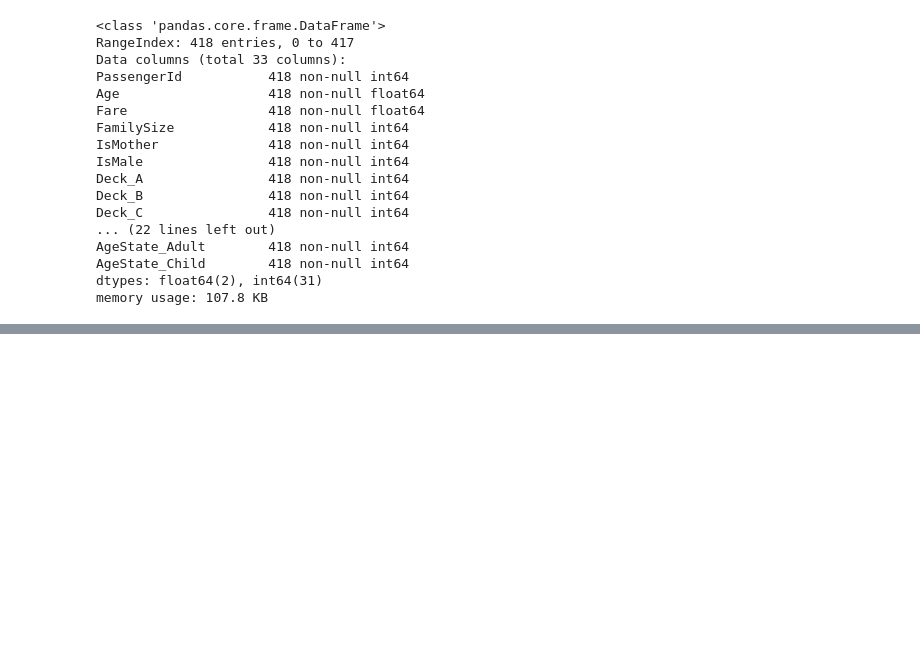
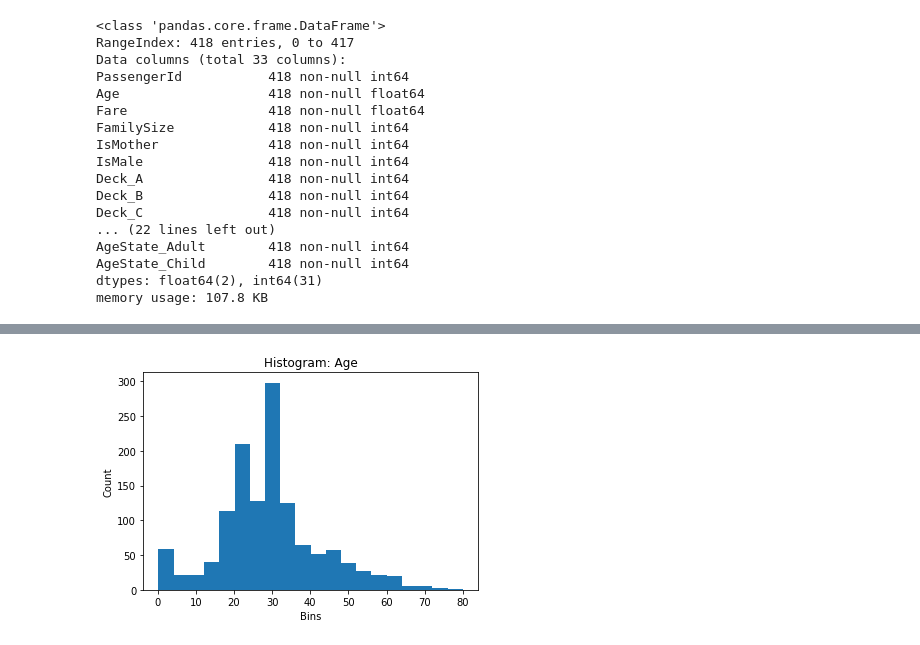
Before and after one commit to graemerenfrew/titanic, a Jupyter notebook: notebooks/2.0-ak-exploring-processing-data.ipynb, the cells around one changed output, grey strips where cells are left out. Saved outputs shown, nothing was run; the diff lists cells and outputs as text; code cells hidden in the pictures; blank space fills up the shorter version.

```diff
--- a/notebooks/2.0-ak-exploring-processing-data.ipynb
+++ b/notebooks/2.0-ak-exploring-processing-data.ipynb
@@ -1662,0 +1684,9 @@ memory usage: 107.8 KB
+# %%
+# Even tidier
+plt.hist(df.Age, bins=20)
+plt.title('Histogram: Age')
+plt.xlabel('Bins')
+plt.ylabel('Count')
+plt.show() #hides the data output
+# %% [output]
+[figure, added]
```
Also changed, not shown: parts of 7 cells of this notebook.
